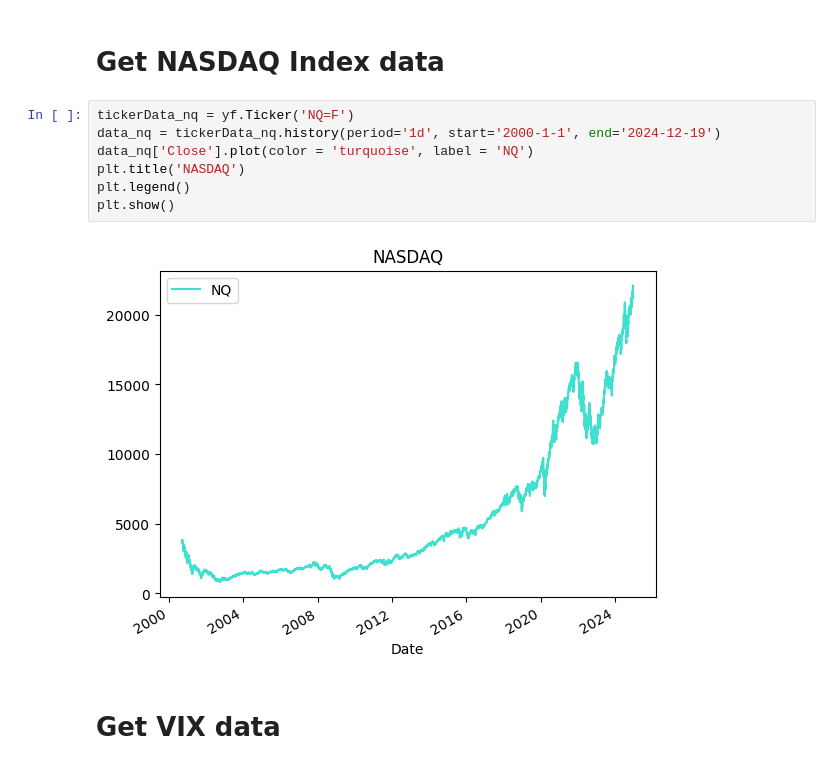
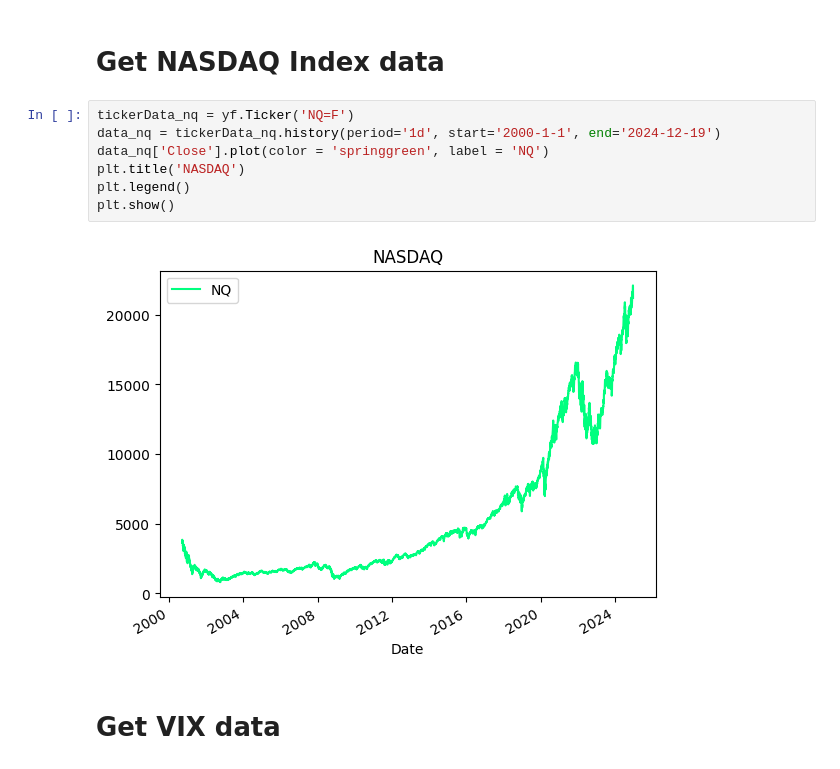
Before and after one commit to pbuitragoa33/NASDAQ-Change-Prediction, a Jupyter notebook: dataNQ.ipynb, the cells around one changed output. Cells and saved outputs as stored; diff of their text form.

```diff
--- a/dataNQ.ipynb
+++ b/dataNQ.ipynb
@@ -10,12 +10,12 @@ import yfinance as yf
 # %%
 tickerData_nq = yf.Ticker('NQ=F')
 data_nq = tickerData_nq.history(period='1d', start='2000-1-1', end='2024-12-19')
-data_nq['Close'].plot(color = 'turquoise', label = 'NQ')
+data_nq['Close'].plot(color = 'springgreen', label = 'NQ')
 plt.title('NASDAQ')
 plt.legend()
 plt.show()
 # %% [output]
-[figure, old version]
+[figure, new version]
 # %% [markdown]
 # Get VIX data
 # %%
```
Also changed, not shown: parts of 21 cells of this notebook.
